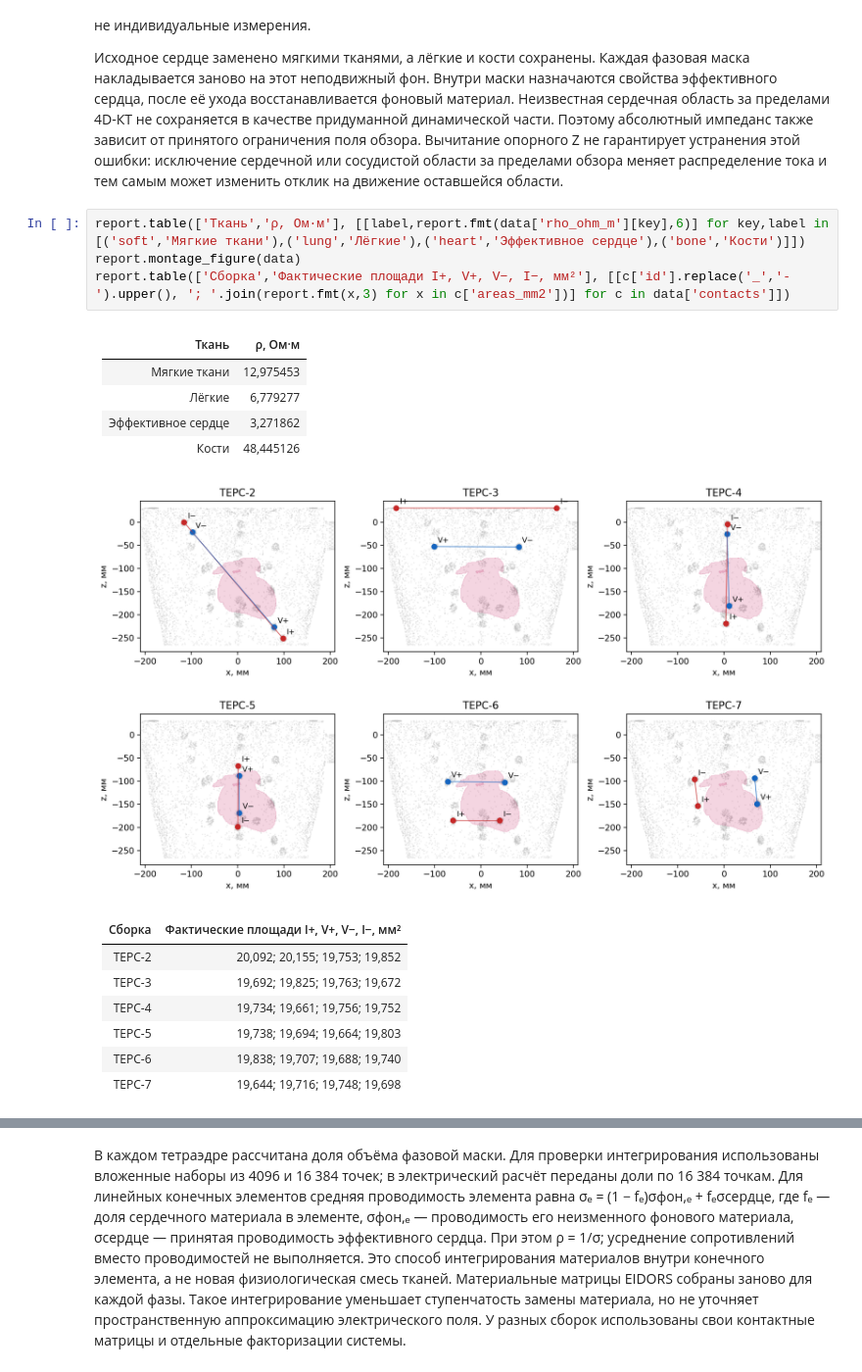
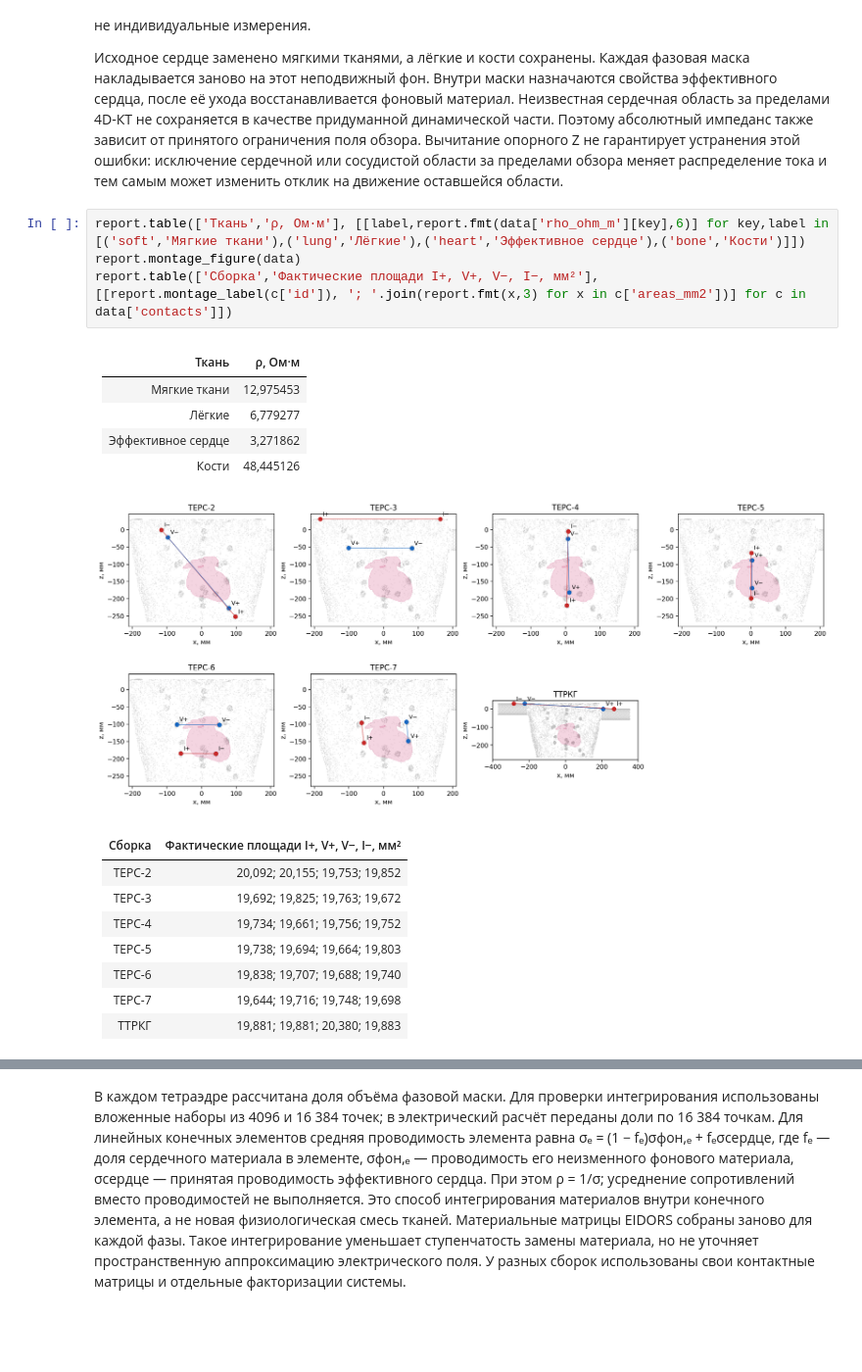
Before and after one commit to NixWrk/PhD_Disser, a Jupyter notebook: Colab Notebooks/40.23_Изменение_импеданса_TEPC_по_4D_КТ_Nix.ipynb, the cells around one changed output, grey strips where cells are left out. Shown at 98% size. Drawn from its saved outputs; the diff is of its cells as text; blank space fills up the shorter version.

```diff
--- a/Colab Notebooks/40.23_Изменение_импеданса_TEPC_по_4D_КТ_Nix.ipynb
+++ b/Colab Notebooks/40.23_Изменение_импеданса_TEPC_по_4D_КТ_Nix.ipynb
@@ -42,15 +44,15 @@ report.geometry_figures(data)
 # %%
 report.table(['Ткань','ρ, Ом·м'], [[label,report.fmt(data['rho_ohm_m'][key],6)] for key,label in [('soft','Мягкие ткани'),('lung','Лёгкие'),('heart','Эффективное сердце'),('bone','Кости')]])
 report.montage_figure(data)
-report.table(['Сборка','Фактические площади I+, V+, V−, I−, мм²'], [[c['id'].replace('_','-').upper(), '; '.join(report.fmt(x,3) for x in c['areas_mm2'])] for c in data['contacts']])
+report.table(['Сборка','Фактические площади I+, V+, V−, I−, мм²'], [[report.montage_label(c['id']), '; '.join(report.fmt(x,3) for x in c['areas_mm2'])] for c in data['contacts']])
 # %% [output]
 | Ткань | ρ, Ом·м |
 |---|---|
 | Мягкие ткани | 12,975453 |
 | Лёгкие | 6,779277 |
 | Эффективное сердце | 3,271862 |
 | Кости | 48,445126 |
-[figure, old version]
+[figure, new version]
 | Сборка | Фактические площади I+, V+, V−, I−, мм² |
 |---|---|
 | TEPC-2 | 20,092; 20,155; 19,753; 19,852 |
@@ -59,6 +61,7 @@ report.table(['Сборка','Фактические площади I+, V+, V−
 | TEPC-5 | 19,738; 19,694; 19,664; 19,803 |
 | TEPC-6 | 19,838; 19,707; 19,688; 19,740 |
 | TEPC-7 | 19,644; 19,716; 19,748; 19,698 |
+| ТТРКГ | 19,881; 19,881; 20,380; 19,883 |
 # %% [markdown]
 **Рисунок 3.** Фактические расчётные центры электродов в проекции на фронтальную плоскость. Красным показана токовая пара I+/I−, синим — измерительная V+/V−, розовым — проекция маски первой фазы. Линии соединяют пары условно и не обозначают путь тока. Каждая панель соответствует отдельной четырёхэлектродной модели; совместное подключение всех сборок не моделируется.
 
```
Also changed, not shown: parts of 10 cells of this notebook, 23 other files.
